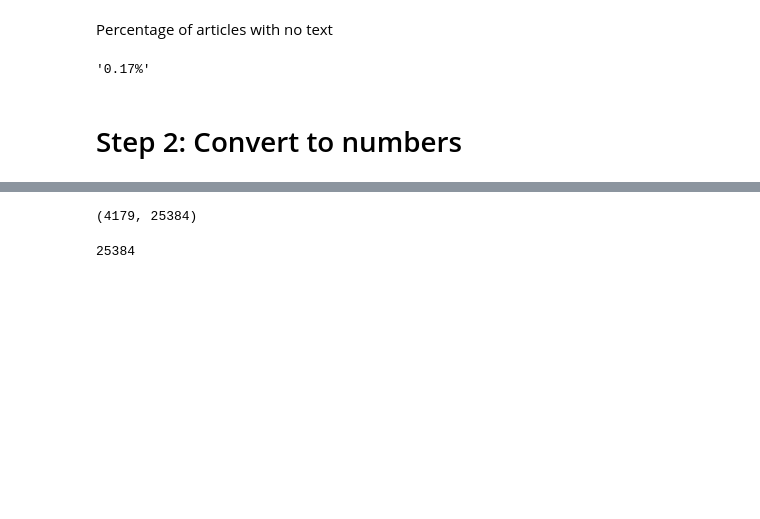
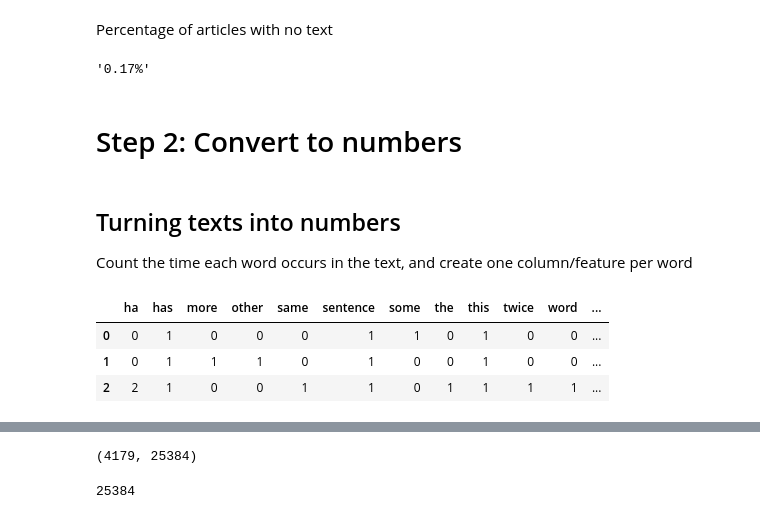
Before and after one commit to peterts/osloturen-2019, a Jupyter notebook: Build Model.ipynb, the cells around one changed output, grey strips where cells are left out. Saved outputs shown, nothing was run; the diff lists cells and outputs as text; code cells hidden in the pictures; blank space fills up the shorter version.

```diff
--- a/Build Model.ipynb
+++ b/Build Model.ipynb
@@ -133,3 +131,31 @@ f"{(df.text == '').mean() * 100:.2f}%"
 '0.17%'
 # %% [markdown]
 # Step 2: Convert to numbers
+# %%
+pd.set_option('precision',3)
+
+def get_features_as_df(_X, _vec, n=None):
+    if n is None:
+        n = _X.shape[0]
+    ix = np.asarray((_X[:n].sum(axis=0) > 0)).squeeze() # Select only words being used at least once for the first n rows
+    return pd.DataFrame(_X[:n, ix].todense(), columns=np.asarray(_vec.get_feature_names())[ix])
+# %% [markdown]
+## Turning texts into numbers
+
+Count the time each word occurs in the text, and create one column/feature per word
+# %%
+from sklearn.feature_extraction.text import CountVectorizer
+
+texts = [
+    "This sentence has some words",
+    "This other sentence has more words",
+    "This sentence has the same word twice ha ha"
+]
+vec = CountVectorizer()
+X = vec.fit_transform(texts)
+get_features_as_df(X, vec)
+# %% [output]
+|  | ha | has | more | other | same | sentence | some | the | this | twice | word | ... |
+| 0 | 0 | 1 | 0 | 0 | 0 | 1 | 1 | 0 | 1 | 0 | 0 | ... |
+| 1 | 0 | 1 | 1 | 1 | 0 | 1 | 0 | 0 | 1 | 0 | 0 | ... |
+| 2 | 2 | 1 | 0 | 0 | 1 | 1 | 0 | 1 | 1 | 1 | 1 | ... |
```
Also changed, not shown: parts of 12 cells of this notebook.
